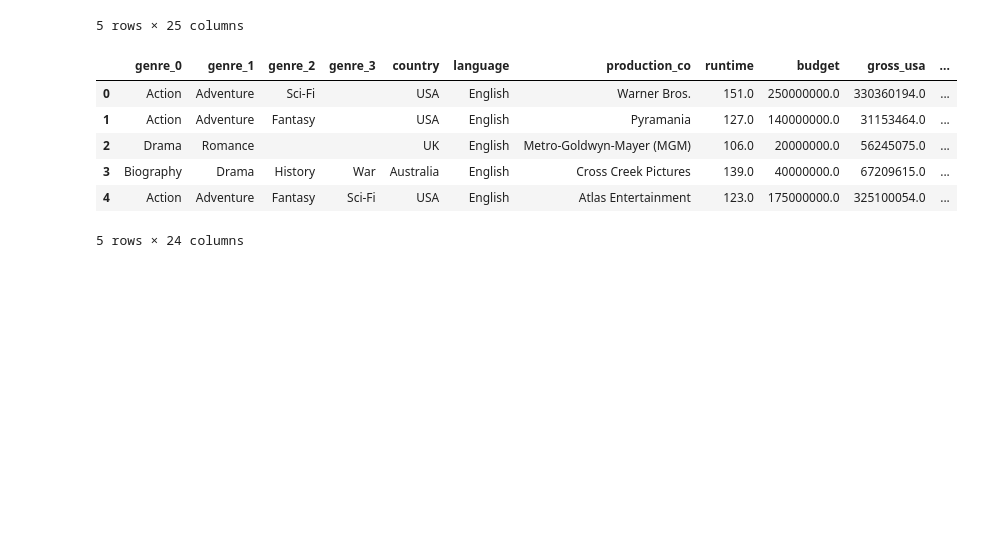
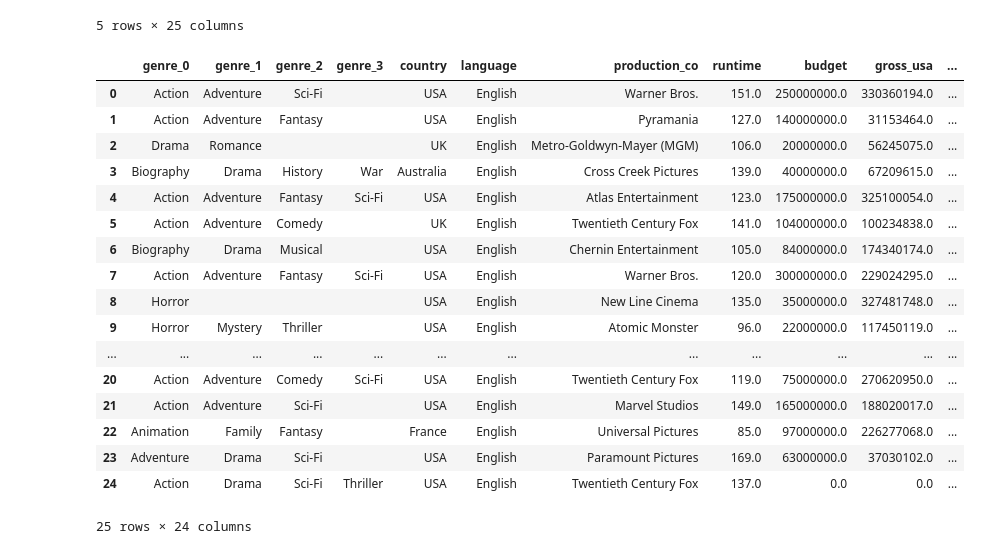
Before and after one commit to nlgriffin/IMDB_Scraper, a Jupyter notebook: khasi_dataprep.ipynb, the cells around one changed output. Saved outputs shown, nothing was run; the diff lists cells and outputs as text; code cells hidden in the pictures; blank space fills up the shorter version.

Commit message:
Updating cleaning

```diff
--- a/khasi_dataprep.ipynb
+++ b/khasi_dataprep.ipynb
@@ -69,9 +69,6 @@ urls = ['https://www.imdb.com/title/tt2975590/?ref_=adv_li_i',
 #loop through urls and scrape relevant features
 for url in urls:
     resp = requests.get(url)
-
-#     Pause the loop
-    sleep(randint(8,15))
 
     #Error if  status codes is not 200
     if resp.status_code != 200:
@@ -174,7 +171,7 @@ movies.head()
 | 4 | Action | Adventure | Fantasy | Sci-Fi | USA | English | Toronto, Ontario, Canada | Atlas Entertainment | 123 min | \nBudget:$175,000,000\n (estimate... | ... |
 5 rows × 25 columns
 # %%
-def remove_bad_characters(df):
+def clean_data(df):
     num_cols = ['runtime', 'budget', 'gross_usa', 'rating', 'review_count', 'open_week', 'cumulative']
     output = df.copy()
 
@@ -192,18 +189,31 @@ def remove_bad_characters(df):
     output['title'] = output['title'].str[0:-14]
     output['release'] = output['release'].str[:-7]
 
-    return output
+    result = output.loc[(output[['budget', 'gross_usa', 'open_week', 'cumulative']] != 0).any(axis = 1)]
+
+    return result
 # %%
-df1 = remove_bad_characters(movies)
-df1.head()
+df1 = clean_data(movies)
+df1
 # %% [output]
 |  | genre_0 | genre_1 | genre_2 | genre_3 | country | language | production_co | runtime | budget | gross_usa | ... |
 | 0 | Action | Adventure | Sci-Fi |  | USA | English | Warner Bros. | 151.0 | 250000000.0 | 330360194.0 | ... |
 | 1 | Action | Adventure | Fantasy |  | USA | English | Pyramania | 127.0 | 140000000.0 | 31153464.0 | ... |
 | 2 | Drama | Romance |  |  | UK | English | Metro-Goldwyn-Mayer (MGM) | 106.0 | 20000000.0 | 56245075.0 | ... |
 | 3 | Biography | Drama | History | War | Australia | English | Cross Creek Pictures | 139.0 | 40000000.0 | 67209615.0 | ... |
 | 4 | Action | Adventure | Fantasy | Sci-Fi | USA | English | Atlas Entertainment | 123.0 | 175000000.0 | 325100054.0 | ... |
+| 5 | Action | Adventure | Comedy |  | UK | English | Twentieth Century Fox | 141.0 | 104000000.0 | 100234838.0 | ... |
+| 6 | Biography | Drama | Musical |  | USA | English | Chernin Entertainment | 105.0 | 84000000.0 | 174340174.0 | ... |
+| 7 | Action | Adventure | Fantasy | Sci-Fi | USA | English | Warner Bros. | 120.0 | 300000000.0 | 229024295.0 | ... |
+| 8 | Horror |  |  |  | USA | English | New Line Cinema | 135.0 | 35000000.0 | 327481748.0 | ... |
+| 9 | Horror | Mystery | Thriller |  | USA | English | Atomic Monster | 96.0 | 22000000.0 | 117450119.0 | ... |
+| ... | ... | ... | ... | ... | ... | ... | ... | ... | ... | ... | ... |
+| 20 | Action | Adventure | Comedy | Sci-Fi | USA | English | Twentieth Century Fox | 119.0 | 75000000.0 | 270620950.0 | ... |
+| 21 | Action | Adventure | Sci-Fi |  | USA | English | Marvel Studios | 149.0 | 165000000.0 | 188020017.0 | ... |
+| 22 | Animation | Family | Fantasy |  | France | English | Universal Pictures | 85.0 | 97000000.0 | 226277068.0 | ... |
+| 23 | Adventure | Drama | Sci-Fi |  | USA | English | Paramount Pictures | 169.0 | 63000000.0 | 37030102.0 | ... |
+| 24 | Action | Drama | Sci-Fi | Thriller | USA | English | Twentieth Century Fox | 137.0 | 0.0 | 0.0 | ... |
-5 rows × 24 columns
+25 rows × 24 columns
 # %%
 def encode_genre(df):
     # encoding genre as dummie variables
```
Also changed, not shown: parts of 1 cell of this notebook.
